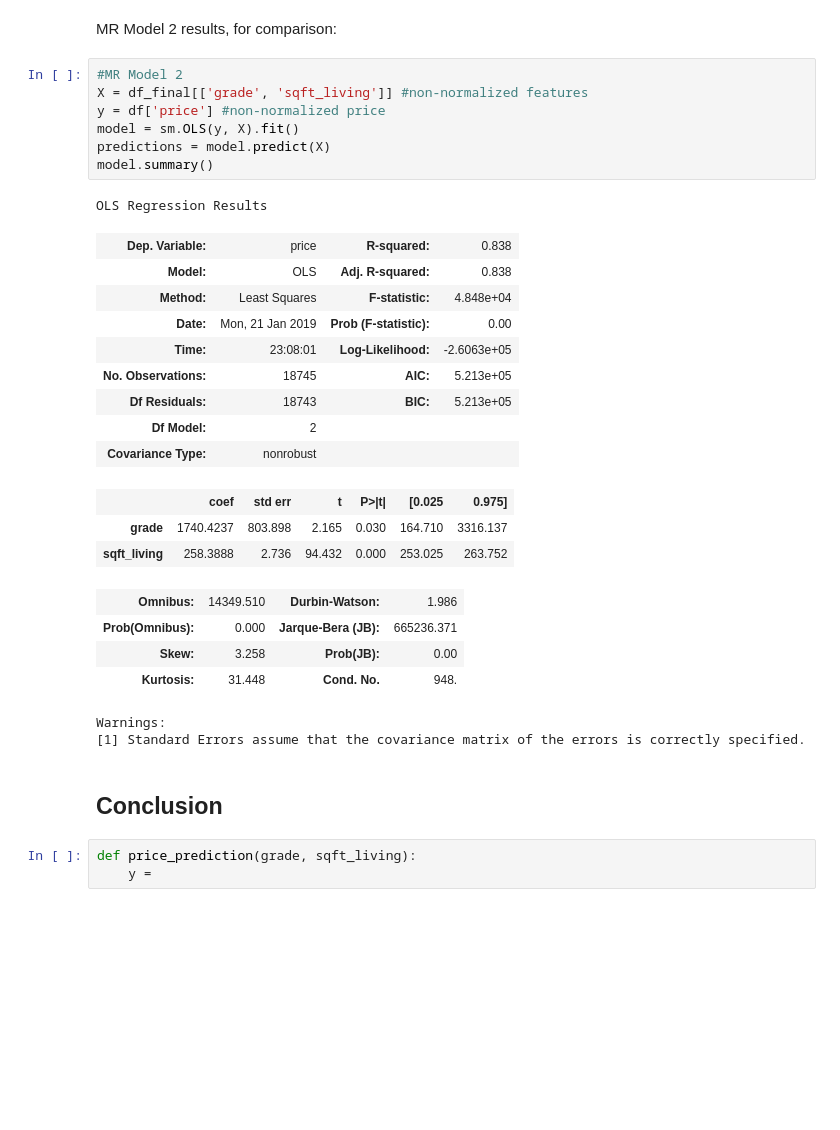
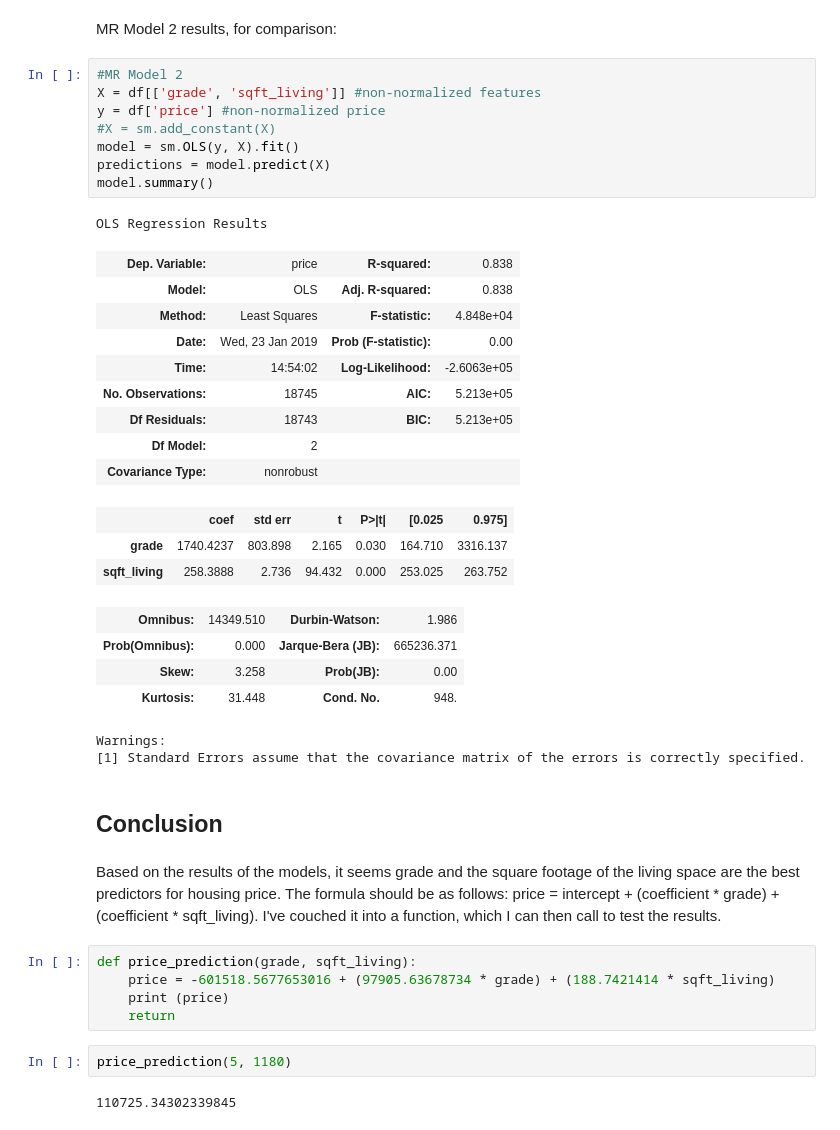
Before and after one commit to SarabiEventide/dsc-1-final-project-online-ds-sp-000, a Jupyter notebook: student_finalized.ipynb, the cells around one changed output. Cells and saved outputs as stored; diff of their text form; blank space fills up the shorter version.

Commit message:
finalized edits

```diff
--- a/student_finalized.ipynb
+++ b/student_finalized.ipynb
@@ -998,18 +998,19 @@ print(intercept)
 MR Model 2 results, for comparison:
 # %%
 #MR Model 2
-X = df_final[['grade', 'sqft_living']] #non-normalized features
+X = df[['grade', 'sqft_living']] #non-normalized features
 y = df['price'] #non-normalized price
+#X = sm.add_constant(X)
 model = sm.OLS(y, X).fit()
 predictions = model.predict(X)
 model.summary()
 # %% [output]
 OLS Regression Results
 | Dep. Variable: | price | R-squared: | 0.838 |
 | Model: | OLS | Adj. R-squared: | 0.838 |
 | Method: | Least Squares | F-statistic: | 4.848e+04 |
-| Date: | Mon, 21 Jan 2019 | Prob (F-statistic): | 0.00 |
-| Time: | 23:08:01 | Log-Likelihood: | -2.6063e+05 |
+| Date: | Wed, 23 Jan 2019 | Prob (F-statistic): | 0.00 |
+| Time: | 14:54:02 | Log-Likelihood: | -2.6063e+05 |
 | No. Observations: | 18745 | AIC: | 5.213e+05 |
 | Df Residuals: | 18743 | BIC: | 5.213e+05 |
 | Df Model: | 2 |  |  |
@@ -1025,6 +1026,14 @@ Warnings:
 [1] Standard Errors assume that the covariance matrix of the errors is correctly specified.
 # %% [markdown]
 ## Conclusion
-# %%
-def price_prediction(grade, sqft_living):
-    y =
+# %% [markdown]
+Based on the results of the models, it seems grade and the square footage of the living space are the best predictors for housing price. The formula should be as follows: price = intercept + (coefficient * grade) + (coefficient * sqft_living). I've couched it into a function, which I can then call to test the results.
+# %%
+def price_prediction(grade, sqft_living):
+    price = -601518.5677653016 + (97905.63678734 * grade) + (188.7421414 * sqft_living)
+    print (price)
+    return
+# %%
+price_prediction(5, 1180)
+# %% [output]
+110725.34302339845
```
Also changed, not shown: parts of 10 cells of this notebook, 1 other file.
